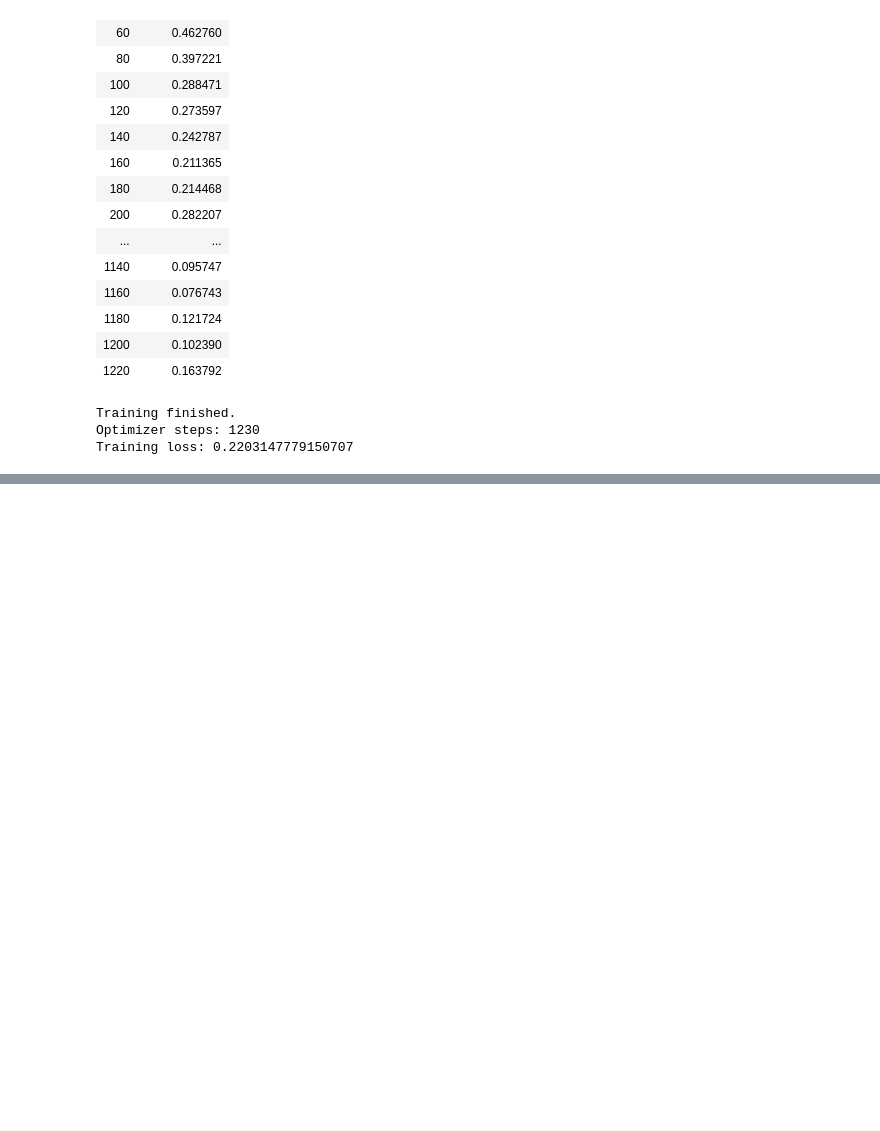
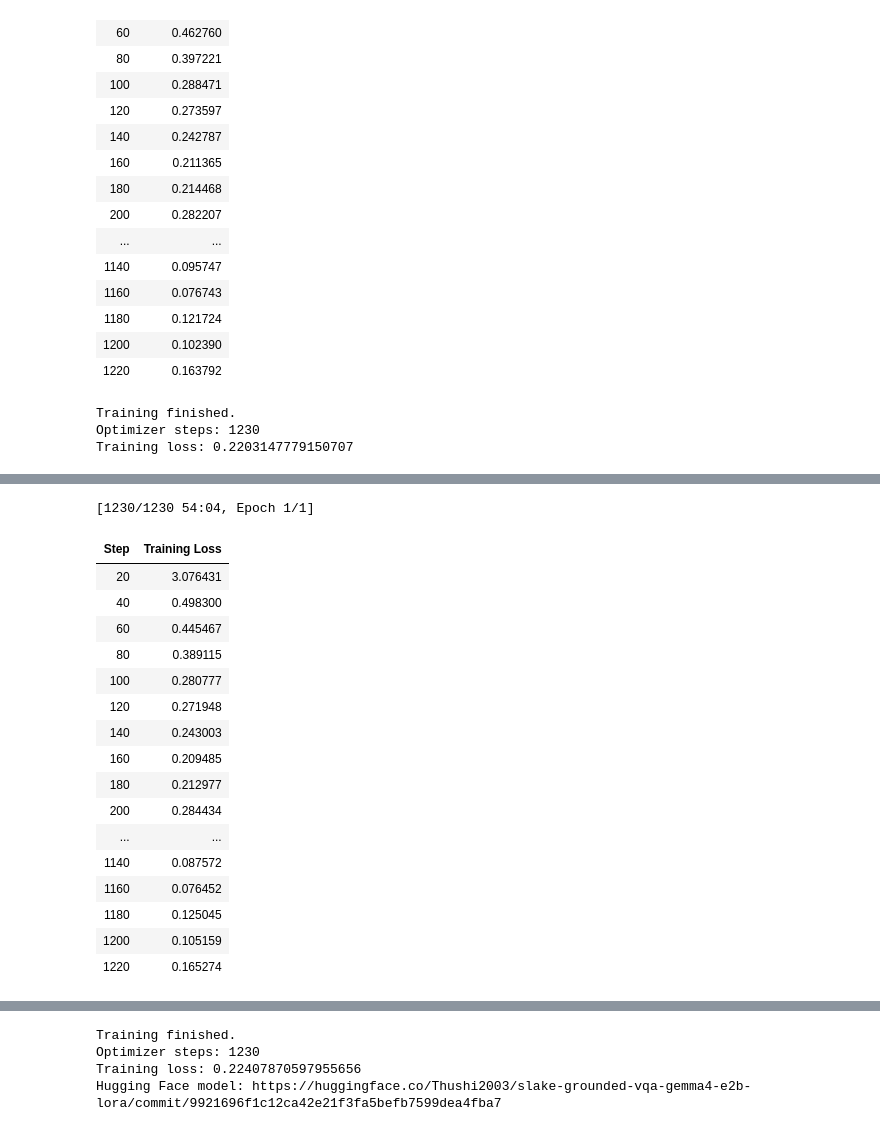
Before and after one commit to Thushi404/grounded-med-vqa-gemma4-slake, a Jupyter notebook: notebooks/grounded-med-vqa-gemma4-slake.ipynb, the cells around one changed output, grey strips where cells are left out. Cells and saved outputs as stored; diff of their text form; code cells hidden in the pictures; blank space fills up the shorter version.

Commit message:
feat(notebook): add checkpoint uploads and validation evaluation

```diff
--- a/notebooks/grounded-med-vqa-gemma4-slake.ipynb
+++ b/notebooks/grounded-med-vqa-gemma4-slake.ipynb
@@ -3602,0 +3748,16 @@ Training loss: 0.2203147779150707
+# %%
+from pathlib import Path
+
+checkpoint_dir = Path("/content/gemma4_slake_checkpoints")
+print("Checkpoint folder exists:", checkpoint_dir.exists())
+
+if checkpoint_dir.exists():
+    checkpoints = sorted(
+        checkpoint_dir.glob("checkpoint-*"),
+        key=lambda p: int(p.name.split("-")[-1])
+    )
+    print("Checkpoint folders:", [p.name for p in checkpoints])
+
+    for folder in checkpoints:
+        print(f"\n{folder.name} files:")
+        print([p.name for p in folder.iterdir()])
@@ -3602,0 +3914,12 @@ Training loss: 0.2203147779150707
+# %%
+training_examples = restored_splits["train"]
+validation_examples = restored_splits["validation"]
+test_examples = restored_splits["test"]
+
+for name, records in [
+    ("Training", training_examples),
+    ("Validation", validation_examples),
+    ("Test", test_examples),
+]:
+    grounded = sum(record.get("bbox_xywh_pixels") is not None for record in records)
+    print(f"{name}: {len(records)} records; grounded boxes: {grounded}")
@@ -3602,0 +4150,32 @@ Training loss: 0.2203147779150707
+# %%
+train_result = trainer.train()
+
+# Save and push the final adapter after the last training step.
+trainer.save_model()
+hub_result = trainer.push_to_hub(
+    commit_message="Save final Gemma 4 E2B SLAKE LoRA adapter"
+)
+
+print("Training finished.")
+print("Optimizer steps:", trainer.state.global_step)
+print("Training loss:", train_result.training_loss)
+print("Hugging Face model:", hub_result)
+# %% [output]
+[1230/1230 54:04, Epoch 1/1]
+| Step | Training Loss |
+| 20 | 3.076431 |
+| 40 | 0.498300 |
+| 60 | 0.445467 |
+| 80 | 0.389115 |
+| 100 | 0.280777 |
+| 120 | 0.271948 |
+| 140 | 0.243003 |
+| 160 | 0.209485 |
+| 180 | 0.212977 |
+| 200 | 0.284434 |
+| ... | ... |
+| 1140 | 0.087572 |
+| 1160 | 0.076452 |
+| 1180 | 0.125045 |
+| 1200 | 0.105159 |
+| 1220 | 0.165274 |
@@ -3602,0 +4184,4 @@ Training loss: 0.2203147779150707
+Training finished.
+Optimizer steps: 1230
+Training loss: 0.22407870597955656
+Hugging Face model: https://huggingface.co/Thushi2003/slake-grounded-vqa-gemma4-e2b-lora/commit/9921696f1c12ca42e21f3fa5befb7599dea4fba7
```
Also changed, not shown: parts of 27 cells of this notebook.
